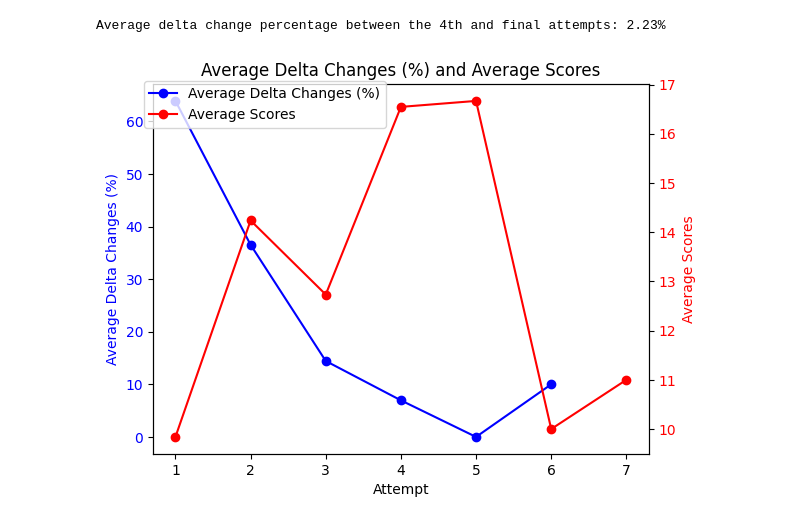
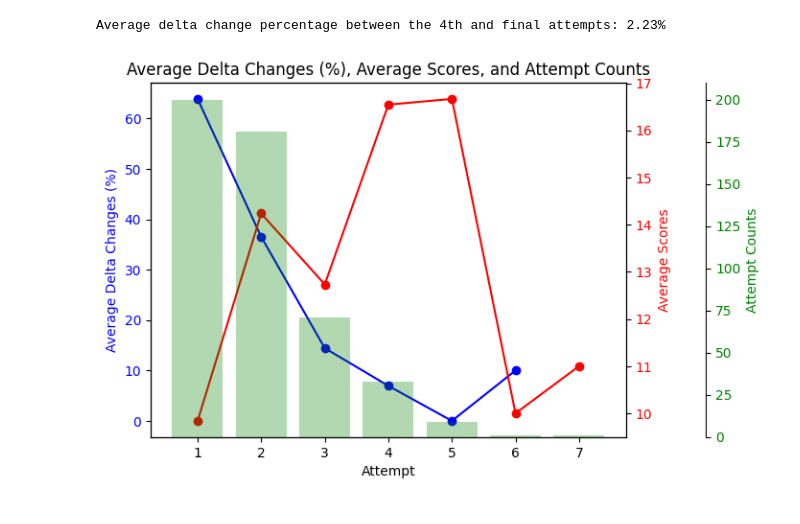
Before and after one commit to Typiqally/canvas-grade-correlation, a Jupyter notebook: main.ipynb, the cells around one changed output. Saved outputs shown, nothing was run; the diff lists cells and outputs as text; code cells hidden in the pictures.

Commit message:
Changes to main chart

```diff
--- a/main.ipynb
+++ b/main.ipynb
@@ -206,11 +206,12 @@ Average delta change percentage between the 4th and final attempts: 2.23%
 import matplotlib.pyplot as plt
 import pandas as pd
 
-# Initialize variables to store the sum of delta changes and scores
+# Initialize variables to store the sum of delta changes, scores, and attempt counts
 sum_delta_changes_percentage = []
 count_delta_changes = []
 sum_scores = []
 count_scores = []
+attempt_counts = []
 
 # Iterate over each user in filtered_list
 for user, assignments in filtered_list.items():
@@ -225,49 +226,57 @@ for user, assignments in filtered_list.items():
         while len(sum_scores) < len(scores):
             sum_scores.append(0)
             count_scores.append(0)
+            attempt_counts.append(0)
 
         # Sum delta changes percentage
         for i, delta in enumerate(delta_changes_percentage):
             sum_delta_changes_percentage[i] += delta
             count_delta_changes[i] += 1
 
-        # Sum scores
+        # Sum scores and count attempts
         for i, score in enumerate(scores):
             sum_scores[i] += score
             count_scores[i] += 1
+            attempt_counts[i] += 1
 
 # Calculate average delta changes percentage
 average_delta_changes_percentage = [
     sum_delta_changes_percentage[i] / count_delta_changes[i] if count_delta_changes[i] > 0 else 0
     for i in range(len(sum_delta_changes_percentage))
 ]
 
 # Calculate average scores
 average_scores = [
     sum_scores[i] / count_scores[i] if count_scores[i] > 0 else 0
     for i in range(len(sum_scores))
 ]
 
 # Create a line graph
 fig, ax1 = plt.subplots()
 
 # Plot average delta changes percentage
 ax1.plot(range(1, len(average_delta_changes_percentage) + 1), average_delta_changes_percentage, marker='o', color='b', label='Average Delta Changes (%)')
 ax1.set_xlabel('Attempt')
 ax1.set_ylabel('Average Delta Changes (%)', color='b')
 ax1.tick_params(axis='y', labelcolor='b')
 
 # Create a second y-axis for average scores
 ax2 = ax1.twinx()
 ax2.plot(range(1, len(average_scores) + 1), average_scores, marker='o', color='r', label='Average Scores')
 ax2.set_ylabel('Average Scores', color='r')
 ax2.tick_params(axis='y', labelcolor='r')
 
+# Create a third y-axis for attempt counts
+ax3 = ax1.twinx()
+ax3.spines['right'].set_position(('outward', 60))  # Offset the third y-axis
+ax3.bar(range(1, len(attempt_counts) + 1), attempt_counts, alpha=0.3, color='g', label='Attempt Counts')
+ax3.set_ylabel('Attempt Counts', color='g')
+ax3.tick_params(axis='y', labelcolor='g')
+
 # Add title and legend
-plt.title('Average Delta Changes (%) and Average Scores')
-fig.legend(loc='upper left', bbox_to_anchor=(0.1, 0.9))
+plt.title('Average Delta Changes (%), Average Scores, and Attempt Counts')
 
 # Display the graph
 plt.show()
 # %% [output]
-[figure, old version]
+[figure, new version]
```
Also changed, not shown: 1 other file.
